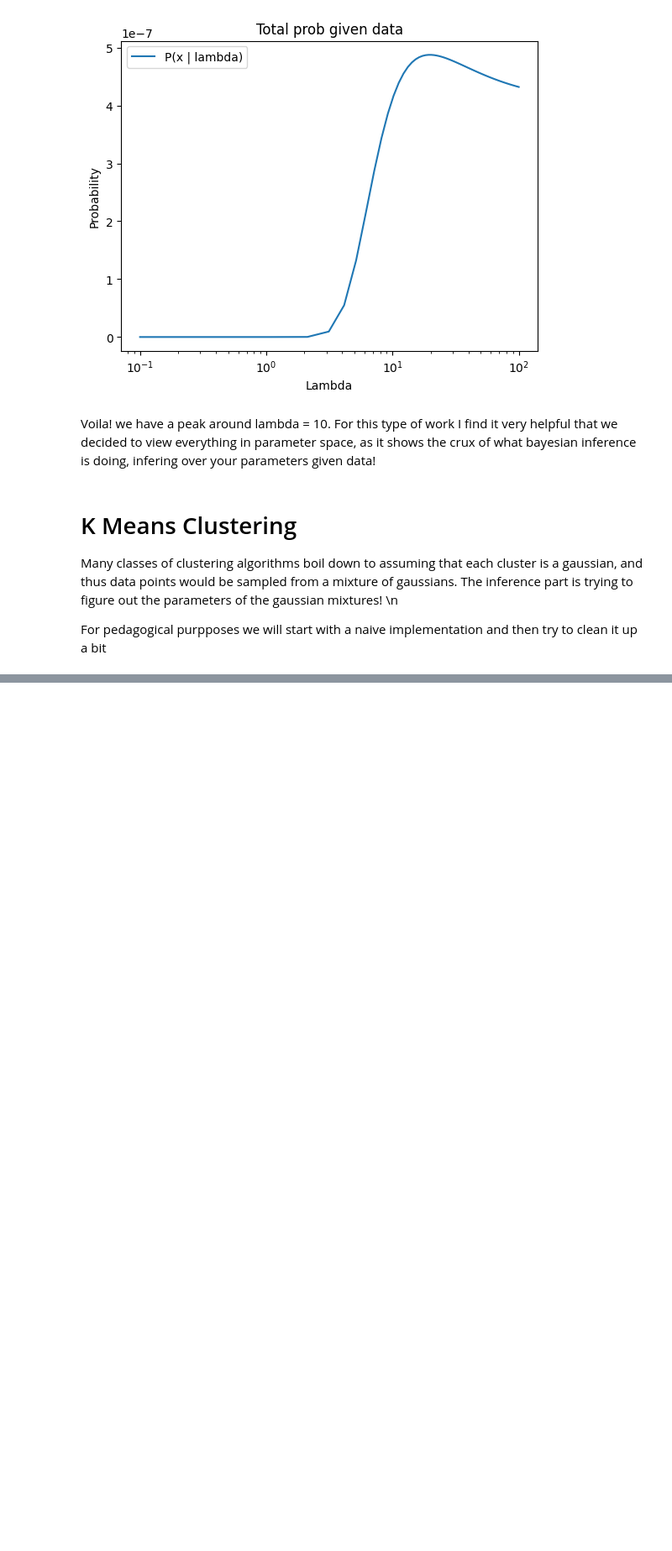
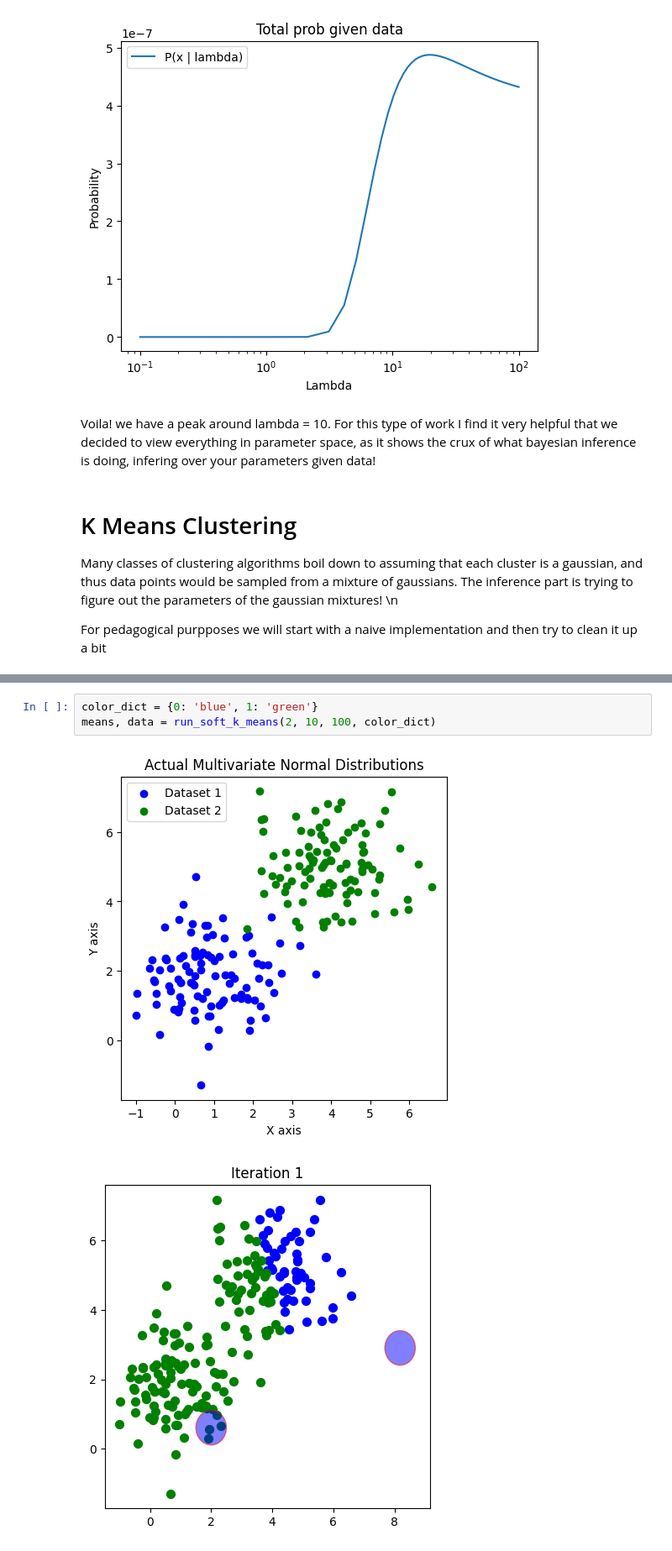
Before and after one commit to ncorriveau/math_helpers, a Jupyter notebook: bayesian_inference.ipynb, the cells around one changed output, grey strips where cells are left out. Shown at 84% size. Cells and saved outputs as stored; diff of their text form; blank space fills up the shorter version.

```diff
--- a/bayesian_inference.ipynb
+++ b/bayesian_inference.ipynb
@@ -245,0 +463,6 @@ actual means used to generate date = [array([1, 2]), array([4, 5])]
+# %%
+color_dict = {0: 'blue', 1: 'green'}
+means, data = run_soft_k_means(2, 10, 100, color_dict)
+# %% [output]
+[figure, added]
+[figure, added]
```
Also changed, not shown: parts of 17 cells of this notebook.
